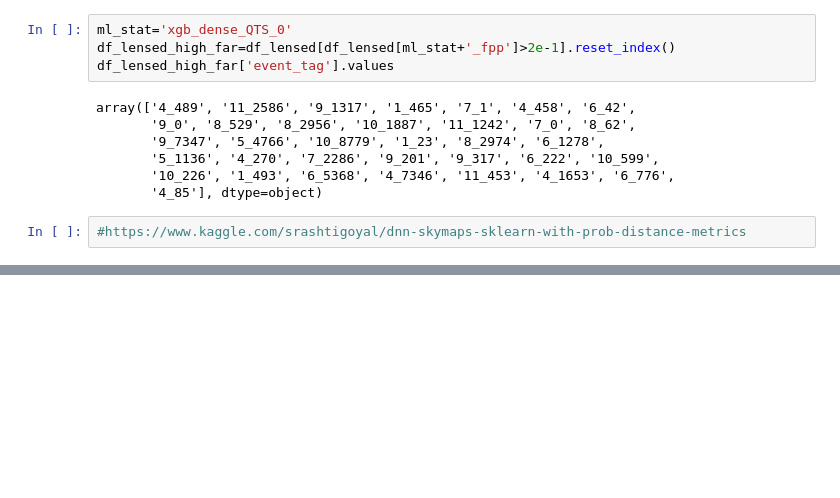
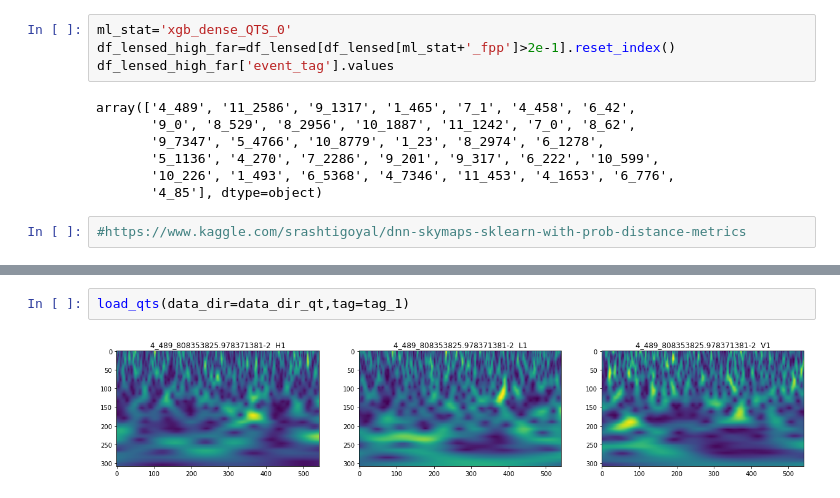
Before and after one commit to srashtig/lensid-15jul-2022, a Jupyter notebook: review/ML_blu_FPPs_inj_pars_investigate.ipynb, the cells around one changed output, grey strips where cells are left out. Saved outputs shown, nothing was run; the diff lists cells and outputs as text; blank space fills up the shorter version.

```diff
--- a/review/ML_blu_FPPs_inj_pars_investigate.ipynb
+++ b/review/ML_blu_FPPs_inj_pars_investigate.ipynb
@@ -560,0 +621,4 @@ array(['4_489', '11_2586', '9_1317', '1_465', '7_1', '4_458', '6_42',
+# %%
+load_qts(data_dir=data_dir_qt,tag=tag_1)
+# %% [output]
+[figure, added]
```
Also changed, not shown: parts of 16 cells of this notebook, 3 other files.
